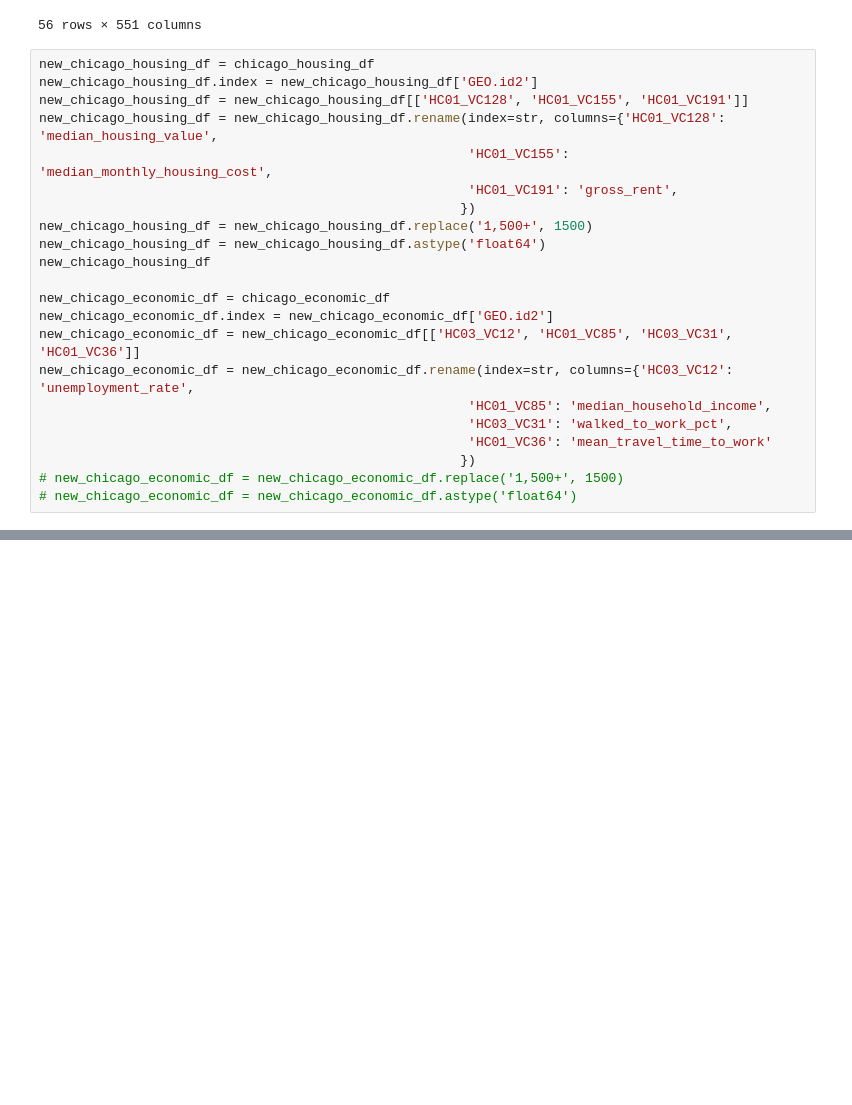
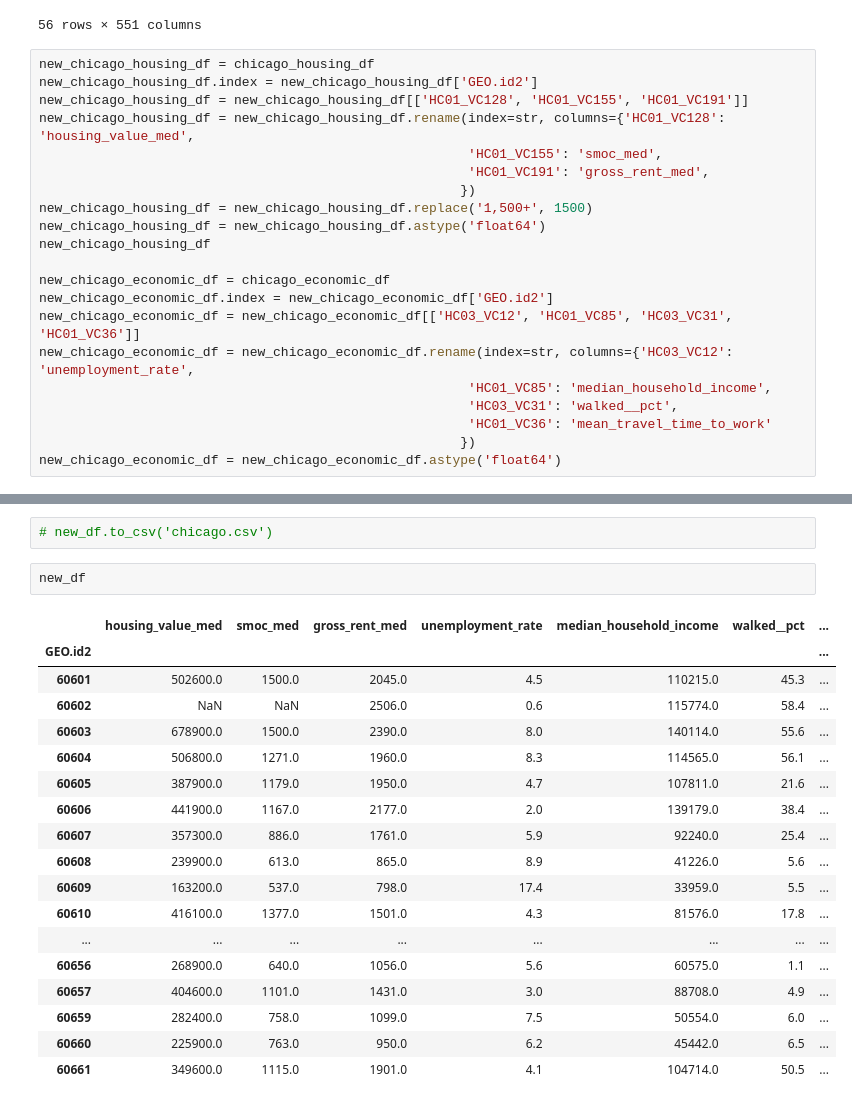
Before and after one commit to asdfang/spatial-project, a Jupyter notebook: RegressionPrep.ipynb, the cells around one changed output, grey strips where cells are left out. Saved outputs shown, nothing was run; the diff lists cells and outputs as text; blank space fills up the shorter version.

```diff
--- a/RegressionPrep.ipynb
+++ b/RegressionPrep.ipynb
@@ -48,9 +50,9 @@ chicago_economic_df
 new_chicago_housing_df = chicago_housing_df
 new_chicago_housing_df.index = new_chicago_housing_df['GEO.id2']
 new_chicago_housing_df = new_chicago_housing_df[['HC01_VC128', 'HC01_VC155', 'HC01_VC191']]
-new_chicago_housing_df = new_chicago_housing_df.rename(index=str, columns={'HC01_VC128': 'median_housing_value',
-                                                       'HC01_VC155': 'median_monthly_housing_cost',
-                                                       'HC01_VC191': 'gross_rent',
+new_chicago_housing_df = new_chicago_housing_df.rename(index=str, columns={'HC01_VC128': 'housing_value_med',
+                                                       'HC01_VC155': 'smoc_med',
+                                                       'HC01_VC191': 'gross_rent_med',
                                                       })
 new_chicago_housing_df = new_chicago_housing_df.replace('1,500+', 1500)
 new_chicago_housing_df = new_chicago_housing_df.astype('float64')
@@ -61,10 +63,9 @@ new_chicago_economic_df.index = new_chicago_economic_df['GEO.id2']
 new_chicago_economic_df = new_chicago_economic_df[['HC03_VC12', 'HC01_VC85', 'HC03_VC31', 'HC01_VC36']]
 new_chicago_economic_df = new_chicago_economic_df.rename(index=str, columns={'HC03_VC12': 'unemployment_rate',
                                                        'HC01_VC85': 'median_household_income',
-                                                       'HC03_VC31': 'walked_to_work_pct',
+                                                       'HC03_VC31': 'walked__pct',
                                                        'HC01_VC36': 'mean_travel_time_to_work'
                                                       })
-# new_chicago_economic_df = new_chicago_economic_df.replace('1,500+', 1500)
-# new_chicago_economic_df = new_chicago_economic_df.astype('float64')
+new_chicago_economic_df = new_chicago_economic_df.astype('float64')
 # %%
 new_df = pd.merge(new_chicago_housing_df, new_chicago_economic_df, on='GEO.id2')
@@ -89,0 +72,23 @@ new_df = pd.merge(new_chicago_housing_df, new_chicago_economic_df, on='GEO.id2')
+# %%
+# new_df.to_csv('chicago.csv')
+# %%
+new_df
+# %% [output]
+|  | housing_value_med | smoc_med | gross_rent_med | unemployment_rate | median_household_income | walked__pct | ... |
+| GEO.id2 |  |  |  |  |  |  | ... |
+| 60601 | 502600.0 | 1500.0 | 2045.0 | 4.5 | 110215.0 | 45.3 | ... |
+| 60602 | NaN | NaN | 2506.0 | 0.6 | 115774.0 | 58.4 | ... |
+| 60603 | 678900.0 | 1500.0 | 2390.0 | 8.0 | 140114.0 | 55.6 | ... |
+| 60604 | 506800.0 | 1271.0 | 1960.0 | 8.3 | 114565.0 | 56.1 | ... |
+| 60605 | 387900.0 | 1179.0 | 1950.0 | 4.7 | 107811.0 | 21.6 | ... |
+| 60606 | 441900.0 | 1167.0 | 2177.0 | 2.0 | 139179.0 | 38.4 | ... |
+| 60607 | 357300.0 | 886.0 | 1761.0 | 5.9 | 92240.0 | 25.4 | ... |
+| 60608 | 239900.0 | 613.0 | 865.0 | 8.9 | 41226.0 | 5.6 | ... |
+| 60609 | 163200.0 | 537.0 | 798.0 | 17.4 | 33959.0 | 5.5 | ... |
+| 60610 | 416100.0 | 1377.0 | 1501.0 | 4.3 | 81576.0 | 17.8 | ... |
+| ... | ... | ... | ... | ... | ... | ... | ... |
+| 60656 | 268900.0 | 640.0 | 1056.0 | 5.6 | 60575.0 | 1.1 | ... |
+| 60657 | 404600.0 | 1101.0 | 1431.0 | 3.0 | 88708.0 | 4.9 | ... |
+| 60659 | 282400.0 | 758.0 | 1099.0 | 7.5 | 50554.0 | 6.0 | ... |
+| 60660 | 225900.0 | 763.0 | 950.0 | 6.2 | 45442.0 | 6.5 | ... |
+| 60661 | 349600.0 | 1115.0 | 1901.0 | 4.1 | 104714.0 | 50.5 | ... |
```
Also changed, not shown: parts of 3 cells of this notebook, 21 other files.
